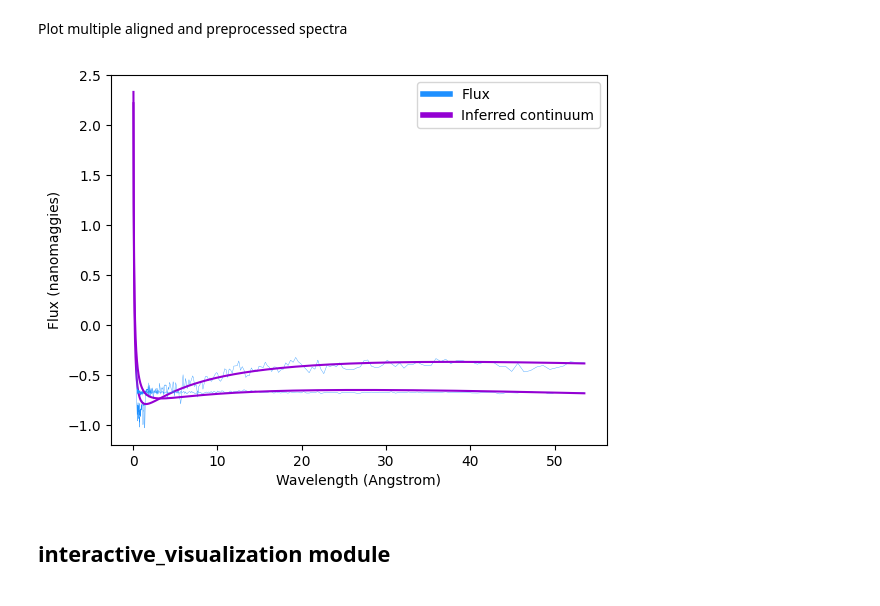
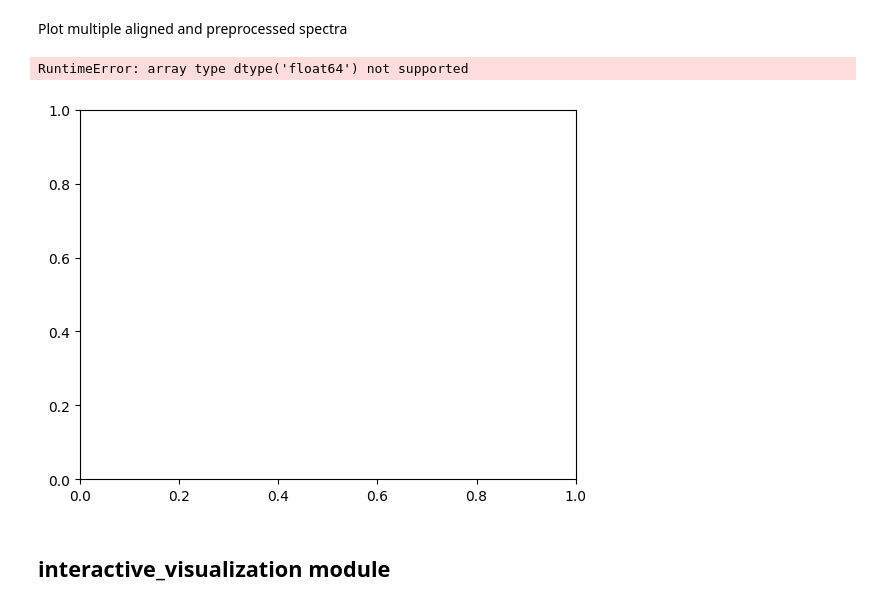
Before and after one commit to glo-umutoni/galaxy-project, a Jupyter notebook: docs/demo.ipynb, the cells around one changed output. Cells and saved outputs as stored; diff of their text form; code cells hidden in the pictures.

```diff
--- a/docs/demo.ipynb
+++ b/docs/demo.ipynb
@@ -305,7 +309,7 @@ fig = Visualization.plot(df, y_column="flux")
 Plot multiple aligned spectra
 # %%
 # get the first two object ids as a list
-object_ids = list(data.data["specObjID"][:3].values)
+object_ids = list(data.data["specObjID"][:3])
 
 # desired range for (log) wavelengths
 min_val = 3.5
@@ -313,14 +317,11 @@ max_val = 3.7
 num_points = 500
 
 # align wavelengths using our module
-aligned_x, aligned_y = WavelengthAlignment.align(object_ids=object_ids, min_val=min_val, max_val=max_val,
+df_aligned = WavelengthAlignment.align(object_ids=object_ids, min_val=min_val, max_val=max_val,
                                                     num_points=num_points)
-df_aligned = pd.DataFrame()
-df_aligned["loglam"] = aligned_x
-for i,flux in enumerate(aligned_y):
-    df_aligned[f"flux_{i}"] = aligned_y[i]
+
 
 # plot the aligned spectra
 fig,ax = plt.subplots()
-fig = Visualization.plot(df_aligned, y_column="flux_0", figax=(fig,ax))
-fig = Visualization.plot(df_aligned, y_column="flux_2", figax=(fig,ax))
+fig = Visualization.plot(df_aligned, y_column=f"flux_{object_ids[0]}", figax=(fig,ax))
+fig = Visualization.plot(df_aligned, y_column=f"flux_{object_ids[2]}", figax=(fig,ax))
@@ -331,15 +330,16 @@ Plot multiple aligned and preprocessed spectra
 # %%
 # process the aligned spectra
 clean_data = Preprocessing.normalize(data=df_aligned)
 clean_data = Preprocessing.remove_outliers(data=clean_data)
 clean_data = Preprocessing.correct_redshift(data=clean_data, redshift=10)
 
 # plot the processed spectra
 fig,ax = plt.subplots()
-fig = Visualization.plot(clean_data, y_column="flux_0", figax=(fig,ax))
-fig = Visualization.plot(clean_data, y_column="flux_2", figax=(fig,ax))
+fig = Visualization.plot(clean_data, y_column=f"flux_{object_ids[0]}", figax=(fig,ax))
+fig = Visualization.plot(clean_data, y_column=f"flux_{object_ids[2]}", figax=(fig,ax))
 # %% [output]
+RuntimeError: array type dtype('float64') not supported
-[figure, old version]
+[figure, new version]
 # %% [markdown]
 ## interactive_visualization module
 # %% [markdown]
```
Also changed, not shown: parts of 5 cells of this notebook, 1 other file.
